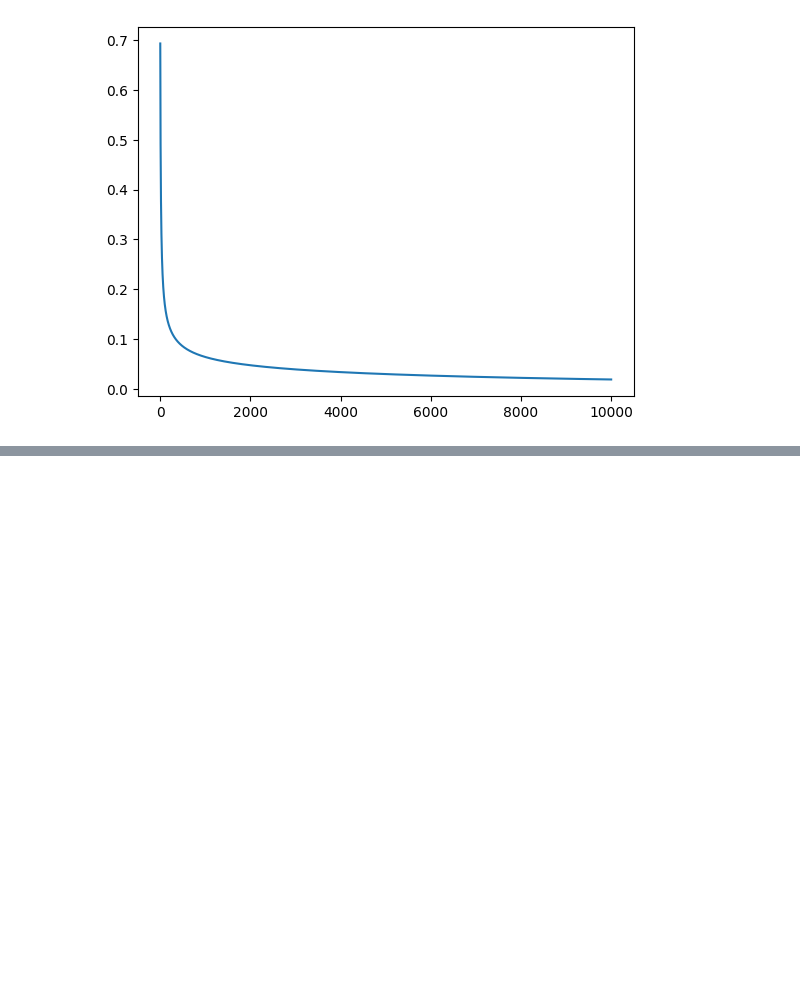
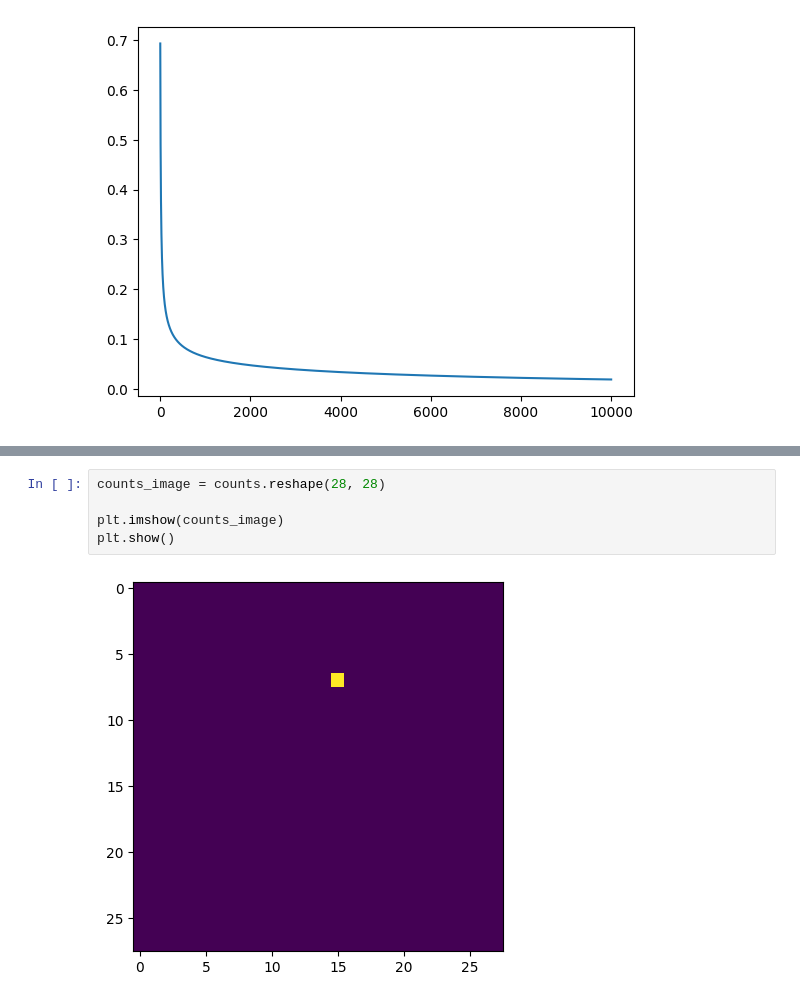
Before and after one commit to ageller02/MATH173A, a Jupyter notebook: HW_5.ipynb, the cells around one changed output, grey strips where cells are left out. Drawn from its saved outputs; the diff is of its cells as text; blank space fills up the shorter version.

```diff
--- a/HW_5.ipynb
+++ b/HW_5.ipynb
@@ -128,0 +211,7 @@ plt.show()
+# %%
+counts_image = counts.reshape(28, 28)
+
+plt.imshow(counts_image)
+plt.show()
+# %% [output]
+[figure, added]
```
Also changed, not shown: parts of 5 cells of this notebook.
